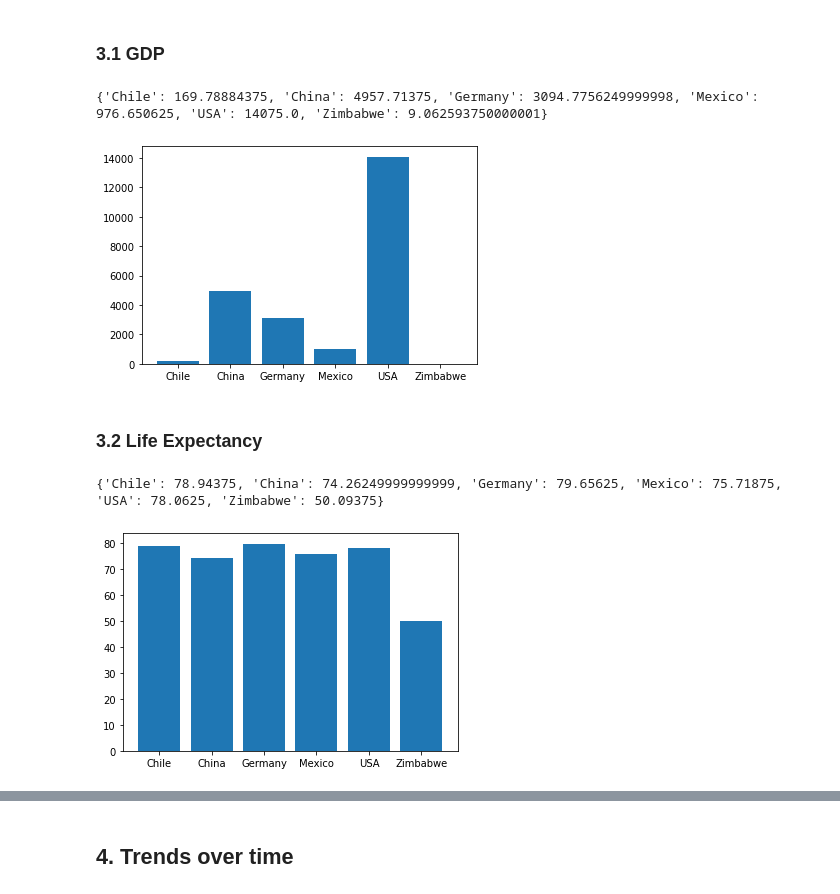
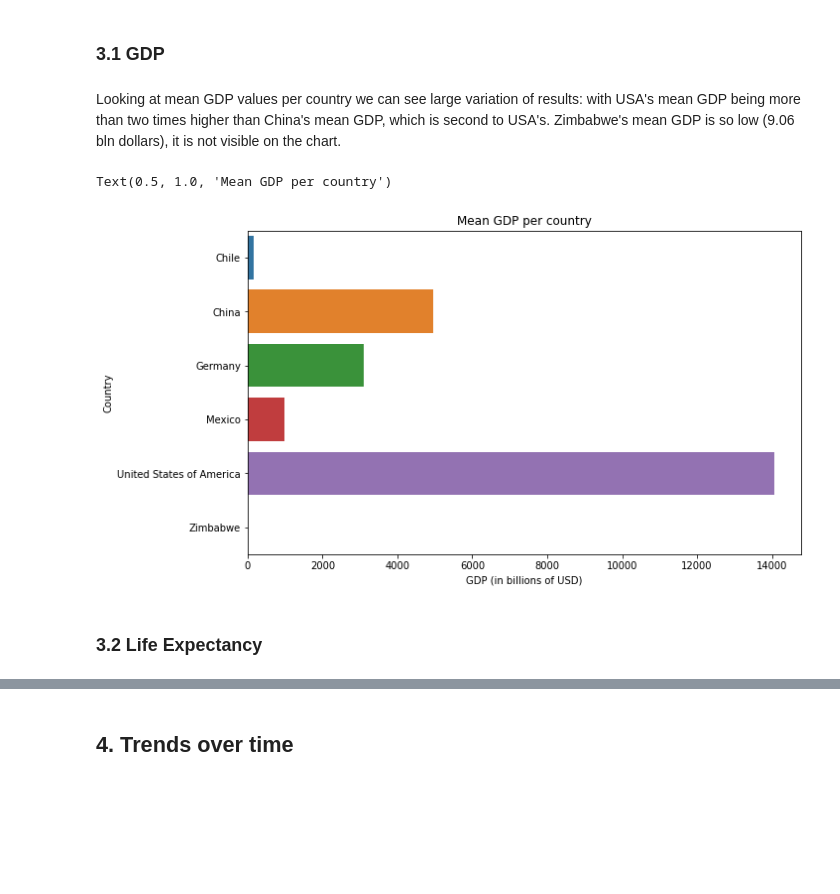
Before and after one commit to R0go/GDP_Life_Expectancy, a Jupyter notebook: life_expectancy_gdp.ipynb, the cells around one changed output, grey strips where cells are left out. Cells and saved outputs as stored; diff of their text form; code cells hidden in the pictures; blank space fills up the shorter version.

Commit message:
Reworked the graphs in chapter 3

```diff
--- a/life_expectancy_gdp.ipynb
+++ b/life_expectancy_gdp.ipynb
@@ -109,0 +112,3 @@ plt.clf()
+# %%
+dfMeans = data_file.drop("Year", axis = 1).groupby("Country").mean().reset_index()
+print(dfMeans)
@@ -110,34 +123,14 @@ plt.clf()
 # %% [markdown]
 ### 3.1 GDP
-# %%
-mean_GDP_values = {}
-for i in data_file.Country.unique():
-    j=i
-    if i == 'United States of America':
-        j = 'USA'
-    mean_GDP_values[j] = np.mean(data_file[data_file['Country']==i]['GDP'])
-
-print(mean_GDP_values)
-
-plt.bar(mean_GDP_values.keys(), mean_GDP_values.values())
-plt.show()
-# %% [output]
-{'Chile': 169.78884375, 'China': 4957.71375, 'Germany': 3094.7756249999998, 'Mexico': 976.650625, 'USA': 14075.0, 'Zimbabwe': 9.062593750000001}
-[figure, removed]
+# %% [markdown]
+Looking at mean GDP values per country we can see large variation of results: with USA's mean GDP being more than two times higher than China's mean GDP, which is second to USA's. Zimbabwe's mean GDP is so low (9.06 bln dollars), it is not visible on the chart.
+# %%
+plt.figure(figsize=(10,6))
+sns.barplot(x="GDP", y="Country", data=dfMeans)
+plt.xlabel("GDP (in billions of USD)")
+plt.title('Mean GDP per country')
+# %% [output]
+Text(0.5, 1.0, 'Mean GDP per country')
+[figure, added]
 # %% [markdown]
 ### 3.2 Life Expectancy
-# %%
-mean_LE_values = {}
-for i in data_file.Country.unique():
-    j=i
-    if i == 'United States of America':
-        j = 'USA'
-    mean_LE_values[j] = np.mean(data_file[data_file['Country']==i]['Life'])
-
-print(mean_LE_values)
-
-plt.bar(mean_LE_values.keys(), mean_LE_values.values())
-plt.show()
-# %% [output]
-{'Chile': 78.94375, 'China': 74.26249999999999, 'Germany': 79.65625, 'Mexico': 75.71875, 'USA': 78.0625, 'Zimbabwe': 50.09375}
-[figure, removed]
```
Also changed, not shown: parts of 5 cells of this notebook.
